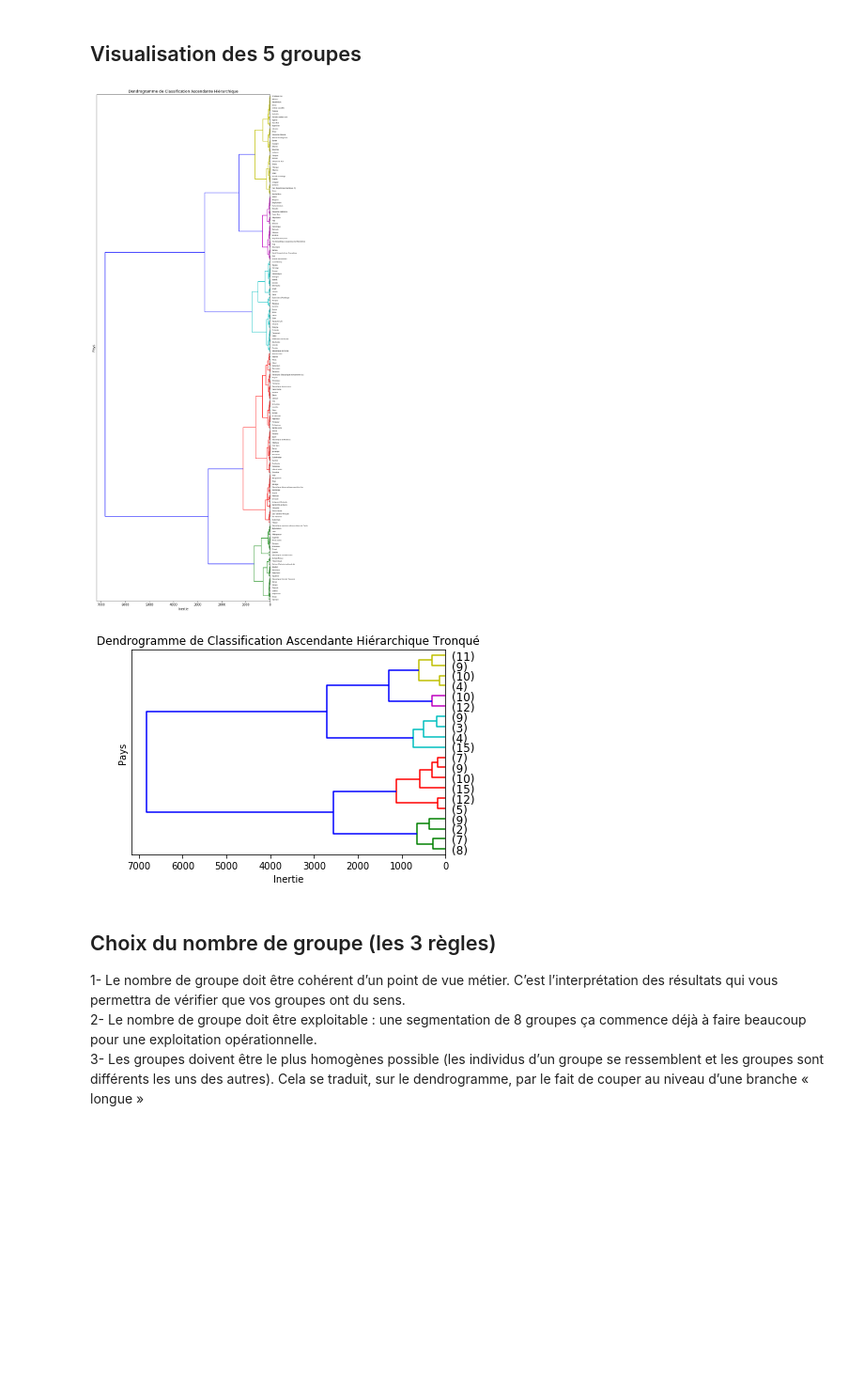
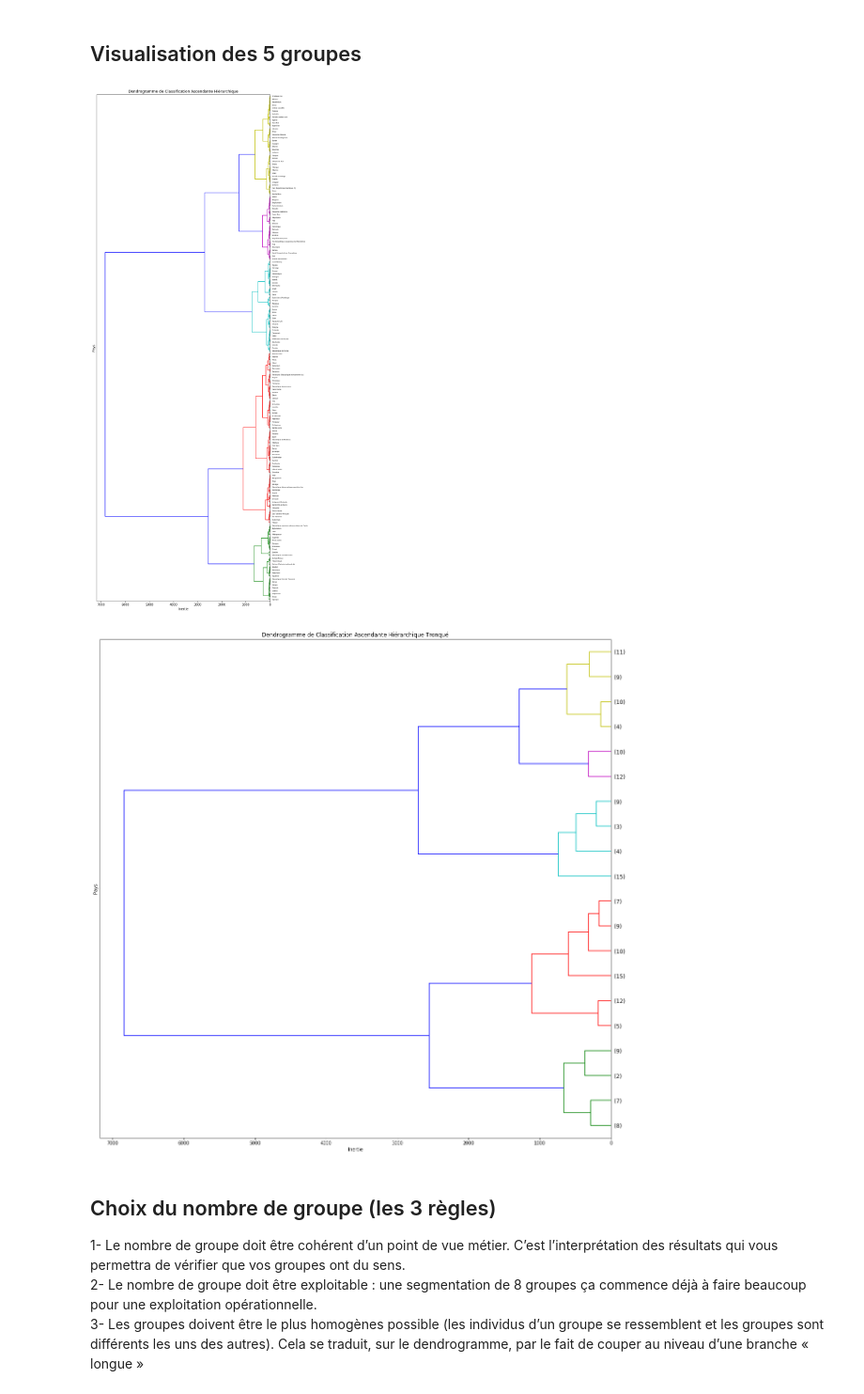
Before and after one commit to Silvock/project_5_prod_market_study, a Jupyter notebook: notebook/Exercice5-final.ipynb, the cells around one changed output. Shown at 94% size. Drawn from its saved outputs; the diff is of its cells as text; code cells hidden in the pictures; blank space fills up the shorter version.

Commit message:
Presentation terminee

```diff
--- a/notebook/Exercice5-final.ipynb
+++ b/notebook/Exercice5-final.ipynb
@@ -242,27 +242,33 @@ del df_base['Code Pays']
 # %%
 
 X = df_base.values
 #Y = ssd.pdist(X) #Ne prend pas de str
 Z = sch.linkage(X,method='ward',metric='euclidean')
 #La méthode de Ward consiste à regrouper les classes de façon que l'augmentation de ...
 #...l'inertie interclasse soit maximum, ou ce qui revient au même d'après le théorème de Huygens,..
 #...de façon que l'augmentation de l'inertie intraclasse soit minimum
 
-plt.figure(figsize=(10,30))
+fig =plt.figure(figsize=(10,30))
 plt.title('Dendrogramme de Classification Ascendante Hiérarchique')
 plt.xlabel("Inertie")
 plt.ylabel('Pays')
 entire_dendro = sch.dendrogram(Z,labels = df_base.index,color_threshold=1200, orientation='left')
 plt.show(entire_dendro)
 
+
+fig.savefig('../presentation/images/Dendrogramme_de_Classification_Ascendante_Hiérarchique')
+
+fig2 =plt.figure(figsize=(20,20))
 plt.title('Dendrogramme de Classification Ascendante Hiérarchique Tronqué')
 plt.xlabel("Inertie")
 plt.ylabel('Pays')
 truncate_dendro = sch.dendrogram(Z,labels = df_base.index,color_threshold=1200, orientation='left', p=20, truncate_mode='lastp')
 plt.show(truncate_dendro)
+
+fig2.savefig('../presentation/images/Dendrogramme_de_Classification_Ascendante_Hiérarchique_Tronqué')
 # %% [output]
 [figure]
-[figure, old version]
+[figure, new version]
 # %% [markdown]
 ## Choix du nombre de groupe (les 3 règles)
 1- Le nombre de groupe doit être cohérent d’un point de vue métier. C’est l’interprétation des résultats qui vous permettra de vérifier que vos groupes ont du sens. <br/>
```
Also changed, not shown: parts of 28 cells of this notebook, 32 other files.
